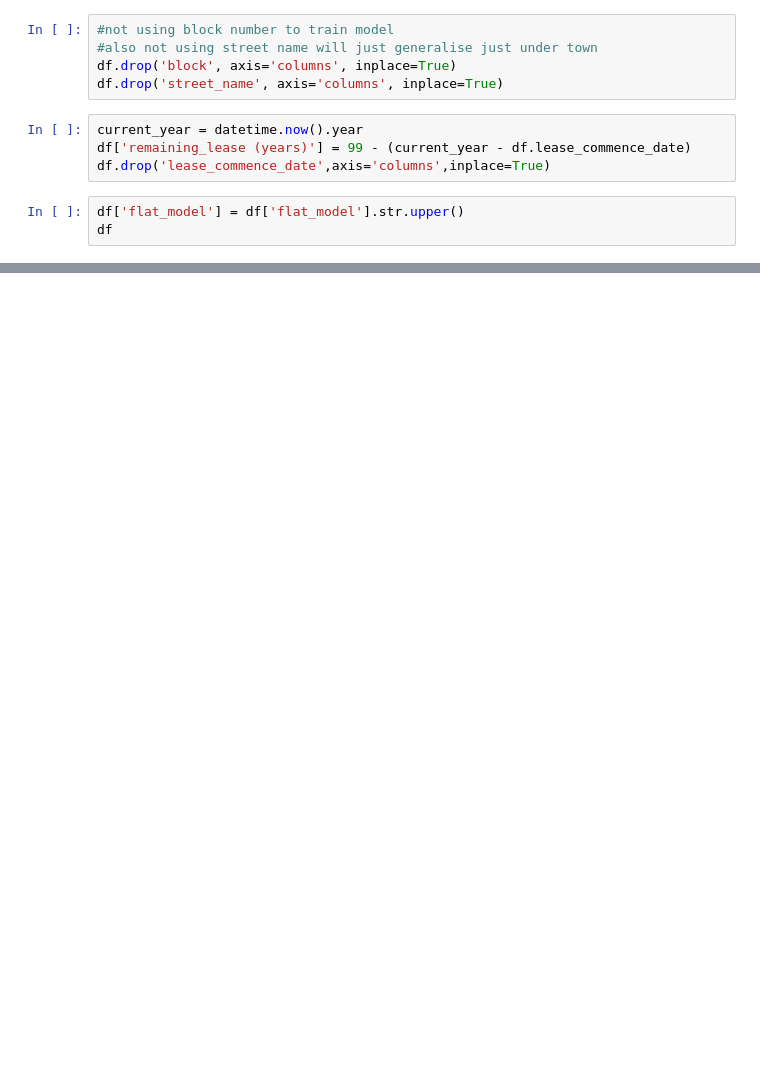
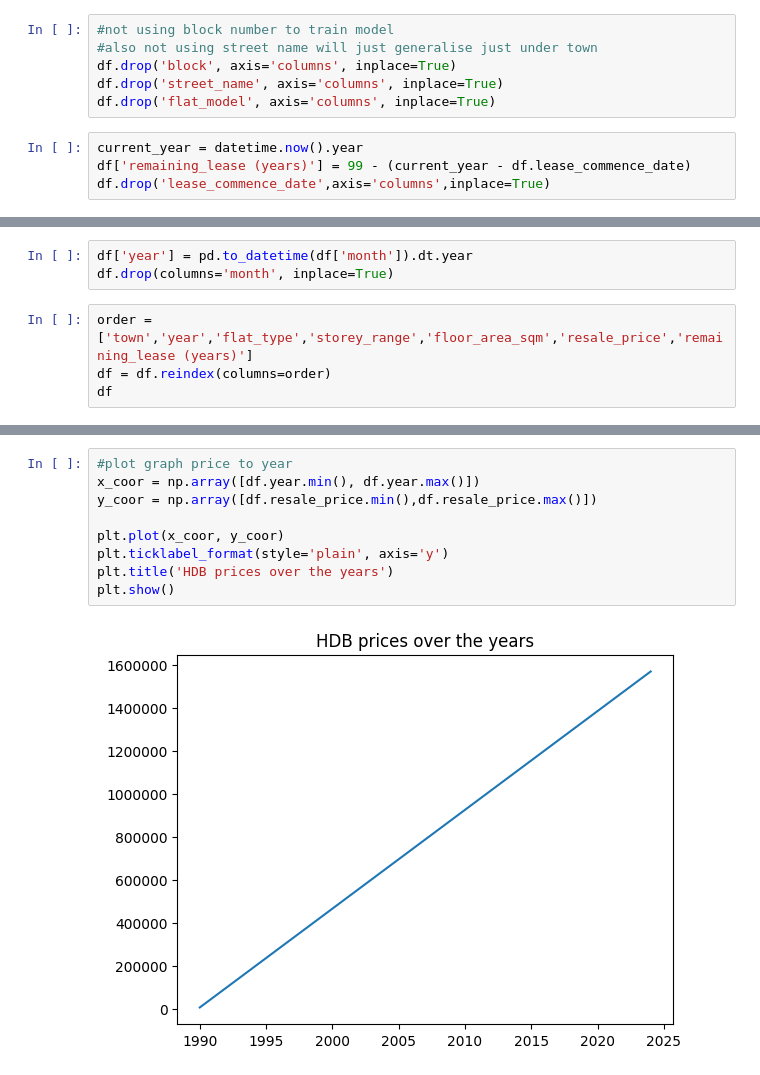
Before and after one commit to hendrikyong/hdb-resale-analysis-and-prediction, a Jupyter notebook: load-data.ipynb, the cells around one changed output, grey strips where cells are left out. Cells and saved outputs as stored; diff of their text form; blank space fills up the shorter version.

Commit message:
plotted hdb prices over the year graph

```diff
--- a/load-data.ipynb
+++ b/load-data.ipynb
@@ -25,10 +25,8 @@ df = pd.concat([df1999,df2012,df2014,df2017],ignore_index=True)
 #also not using street name will just generalise just under town
 df.drop('block', axis='columns', inplace=True)
 df.drop('street_name', axis='columns', inplace=True)
+df.drop('flat_model', axis='columns', inplace=True)
 # %%
 current_year = datetime.now().year
 df['remaining_lease (years)'] = 99 - (current_year - df.lease_commence_date)
 df.drop('lease_commence_date',axis='columns',inplace=True)
-# %%
-df['flat_model'] = df['flat_model'].str.upper()
-df
@@ -61,0 +33,7 @@ array(['ANG MO KIO', 'BEDOK', 'BISHAN', 'BUKIT BATOK', 'BUKIT MERAH',
+# %%
+df['year'] = pd.to_datetime(df['month']).dt.year
+df.drop(columns='month', inplace=True)
+# %%
+order = ['town','year','flat_type','storey_range','floor_area_sqm','resale_price','remaining_lease (years)']
+df = df.reindex(columns=order)
+df
@@ -61,0 +54,11 @@ array(['ANG MO KIO', 'BEDOK', 'BISHAN', 'BUKIT BATOK', 'BUKIT MERAH',
+# %%
+#plot graph price to year
+x_coor = np.array([df.year.min(), df.year.max()])
+y_coor = np.array([df.resale_price.min(),df.resale_price.max()])
+
+plt.plot(x_coor, y_coor)
+plt.ticklabel_format(style='plain', axis='y')
+plt.title('HDB prices over the years')
+plt.show()
+# %% [output]
+[figure, added]
```
Also changed, not shown: parts of 3 cells of this notebook.
